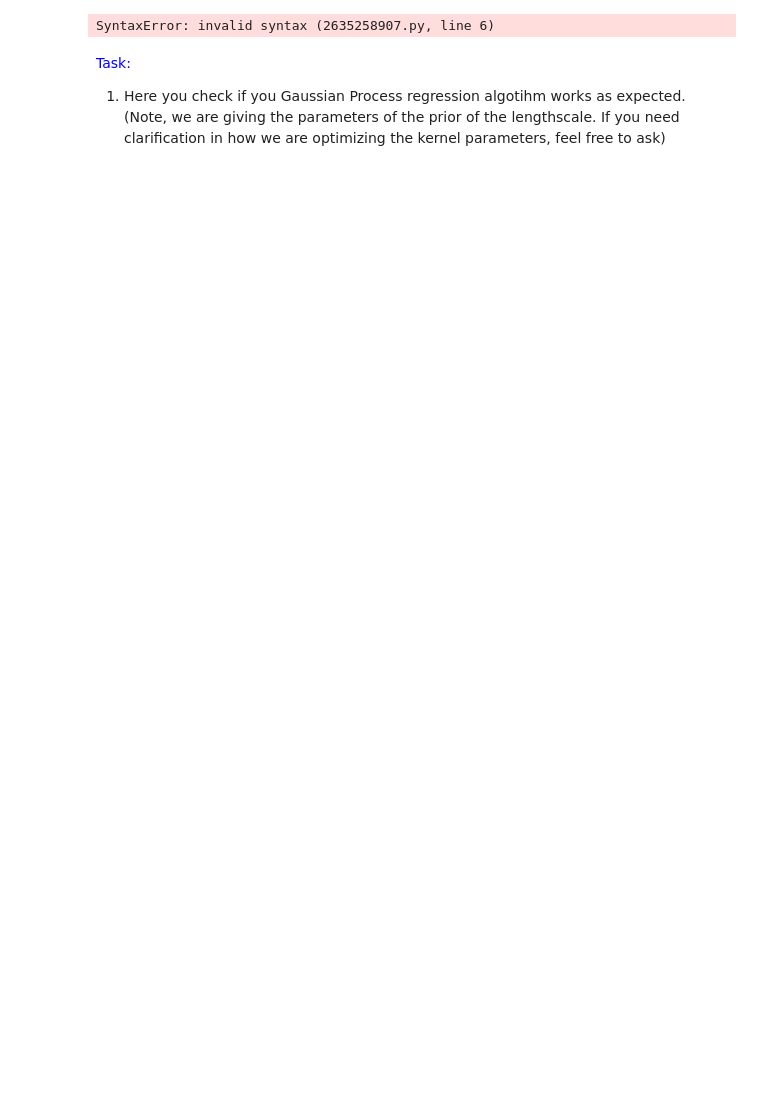
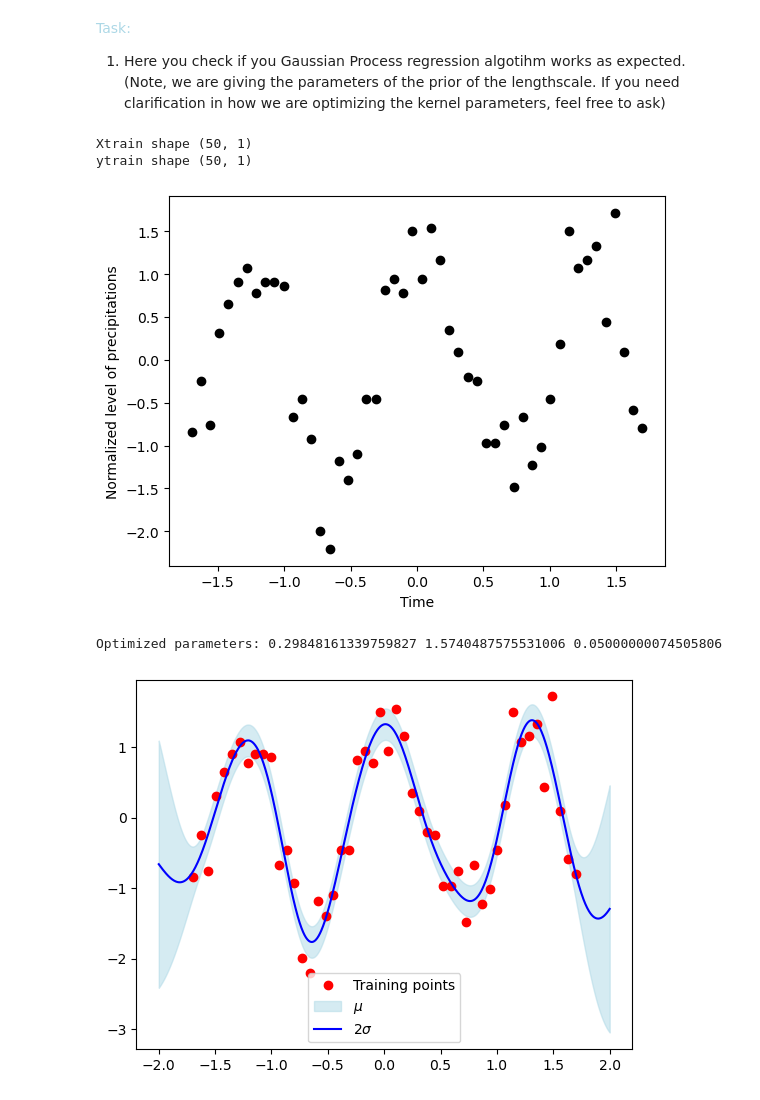
Before and after one commit to MathiasKES/Course-02463, a Jupyter notebook: 2/BayesianOptimization_Exercise_3.ipynb, the cells around one changed output. Drawn from its saved outputs; the diff is of its cells as text; code cells hidden in the pictures; blank space fills up the shorter version.

```diff
--- a/2/BayesianOptimization_Exercise_3.ipynb
+++ b/2/BayesianOptimization_Exercise_3.ipynb
@@ -39,9 +39,9 @@ def squared_exponential_kernel(x, y, lengthscale, variance):
     Function that computes the covariance matrix using a squared-exponential kernel
     '''
     # pair-wise distances, size: NxM
-    sqdist =
+    sqdist = cdist(x.reshape((-1, 1)), y.reshape((-1, 1)), 'sqeuclidean')
     # compute the kernel
-    cov_matrix =   # NxM
+    cov_matrix = variance * np.exp(-0.5 * sqdist / lengthscale**2) # NxM
     return cov_matrix
 
 
@@ -51,8 +51,28 @@ def fit_predictive_GP(X, y, Xtest, lengthscale, kernel_variance, noise_variance)
     the predictive covariance function. It follows step by step the algorithm on the lecture
     notes
     '''
+    X = np.array(X).reshape(-1, 1)
+    y = np.array(y)
 
+    # we start computing the kernels (I am using s instead of * in the kernel variable names)
+    K = squared_exponential_kernel(X, X, lengthscale, kernel_variance) # n_train x n_train
+    Ks = squared_exponential_kernel(X, Xtest, lengthscale, kernel_variance) # n_train x n_test
+    Kss = squared_exponential_kernel(Xtest, Xtest, lengthscale, kernel_variance) # n_test x n_test
 
+    # compute the cholesky decomposition
+    L = np.linalg.cholesky(K + noise_variance*np.eye(*K.shape), upper=False) # L is lower triangular, therefore we set upper=False
+
+    # compute alpha
+    alpha = np.linalg.solve(L.T, np.linalg.solve(L, y))
+
+    # compute the mean function
+    mu = Ks.T@alpha
+
+    # compute v
+    v = np.linalg.solve(L, Ks)
+
+    # compute the covariance
+    covariance = Kss - (v.T @ v)
 
     return mu, covariance
 
@@ -134,10 +154,8 @@ def optimize_GP_hyperparams(Xtrain, ytrain, optimization_steps, learning_rate, m
 
 
     return _lambda.item(), output_variance.item(), noise_variance.item()
-# %% [output]
-SyntaxError: invalid syntax (2635258907.py, line 6)
 # %% [markdown]
-<font color='Blue'> Task:
+<font color='lightblue'> Task:
 1. Here you check if you Gaussian Process regression algotihm works as expected. (Note, we are giving the parameters of the prior of the lengthscale. If you need clarification in how we are optimizing the kernel parameters, feel free to ask)
 # %%
 ## safety check: we try to run the code in the dataset of last lecture and see if it works
@@ -146,46 +164,52 @@ from scipy.io import loadmat
 ## We load the data and use only some of them.
 ## We subsample the data, which gives us N pairs of (x, y)
 M = 1000
-data = loadmat('weather_dataset.mat')
+data = loadmat('../1/weather_dataset.mat')
 # sampling part
-Xtrain = np.arange(0, M, 20)
-ytrain = data['TMPMAX'][Xtrain]
+X = np.arange(0, M, 20)
+ytrain = data['TMPMAX'][X]
 N = len(ytrain)
-Xtrain = Xtrain.reshape(-1,1)
+X = X.reshape(-1,1)
 
 # print dataset information
-print('Xtrain shape', Xtrain.shape)
+print('Xtrain shape', X.shape)
 print('ytrain shape', ytrain.shape)
 
 # also in this case we standardize the data to have zero mean and unit variance
-Xtrain = (Xtrain - np.mean(Xtrain)) / np.std(Xtrain)
+X = (X - np.mean(X)) / np.std(X)
 ytrain = (ytrain - np.mean(ytrain)) / np.std(ytrain)
 
 # and plot it
-plt.plot(Xtrain, ytrain, 'o', color='black')
+plt.plot(X, ytrain, 'o', color='black')
 plt.ylabel('Normalized level of precipitations')
 plt.xlabel('Time')
 plt.show()
 
 # we shall also define the test set, that is the range of XTest point we want to
 # use to compute the mean and the variance
 Xtest = np.linspace(-2, 2, M).reshape(-1,1)
 
 ## we have to define the mena and variance of the log-normal distribution for the lengthscale prior
 prior_mean = -1.5
 prior_std = 0.6
 
-lengthscale, output_var, noise_var = optimize_GP_hyperparams(Xtrain, ytrain, 500, 5e-3, prior_mean, prior_std)
+lengthscale, output_var, noise_var = optimize_GP_hyperparams(X, ytrain, 500, 5e-3, prior_mean, prior_std)
 print('Optimized parameters:', lengthscale, output_var, noise_var)
 
 # we can fit the GP that use the hyperparameters found above
-mu, covariance = fit_predictive_GP(Xtrain, ytrain, Xtest, lengthscale, output_var, noise_var)
+mu, covariance = fit_predictive_GP(X, ytrain, Xtest, lengthscale, output_var, noise_var)
 std = np.sqrt(np.diag(covariance))
-plt.plot(Xtrain, ytrain, 'ro', label='Training points')
+plt.plot(X, ytrain, 'ro', label='Training points')
 plt.gca().fill_between(Xtest.flat, mu.reshape(-1) - 2 * std, mu.reshape(-1) + 2 * std,  color='lightblue', alpha=0.5, label=r"$\mu$")
 plt.plot(Xtest, mu, 'blue', label=r"$2\sigma$")
 plt.legend()
 plt.show()
+# %% [output]
+Xtrain shape (50, 1)
+ytrain shape (50, 1)
+[figure, added]
+Optimized parameters: 0.29848161339759827 1.5740487575531006 0.05000000074505806
+[figure, added]
 # %% [markdown]
 ## Acquisition Function
 
```
Also changed, not shown: parts of 8 cells of this notebook, 4 other files.
